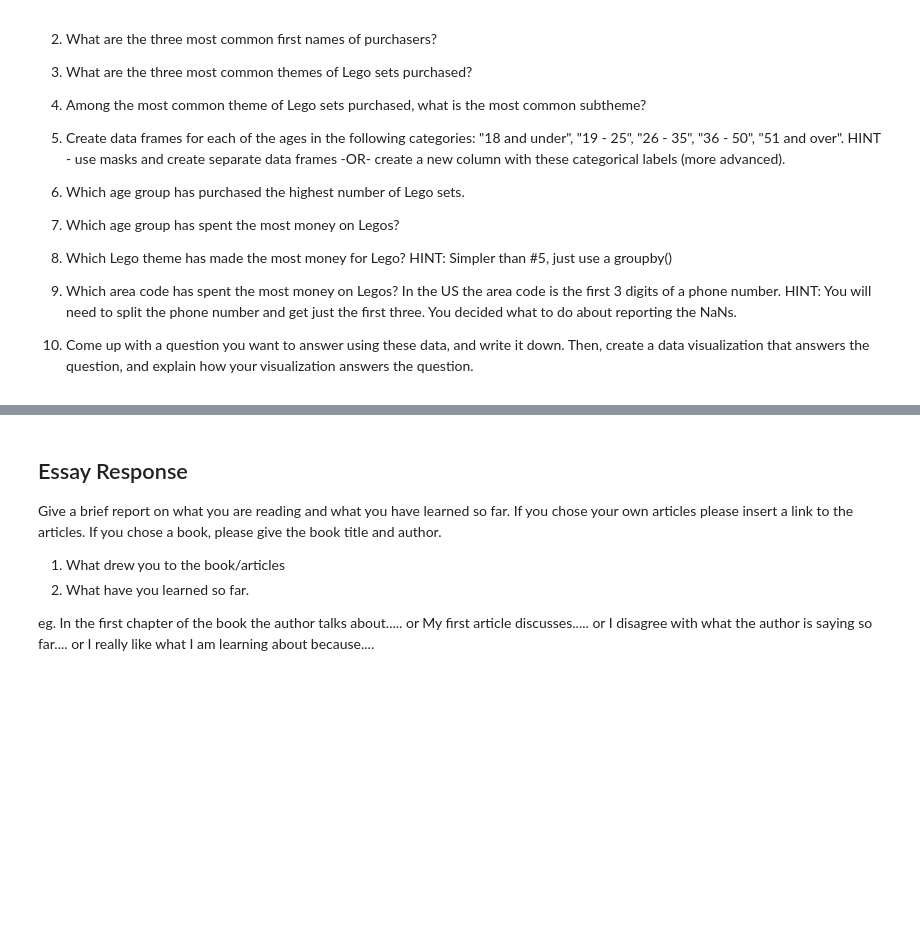
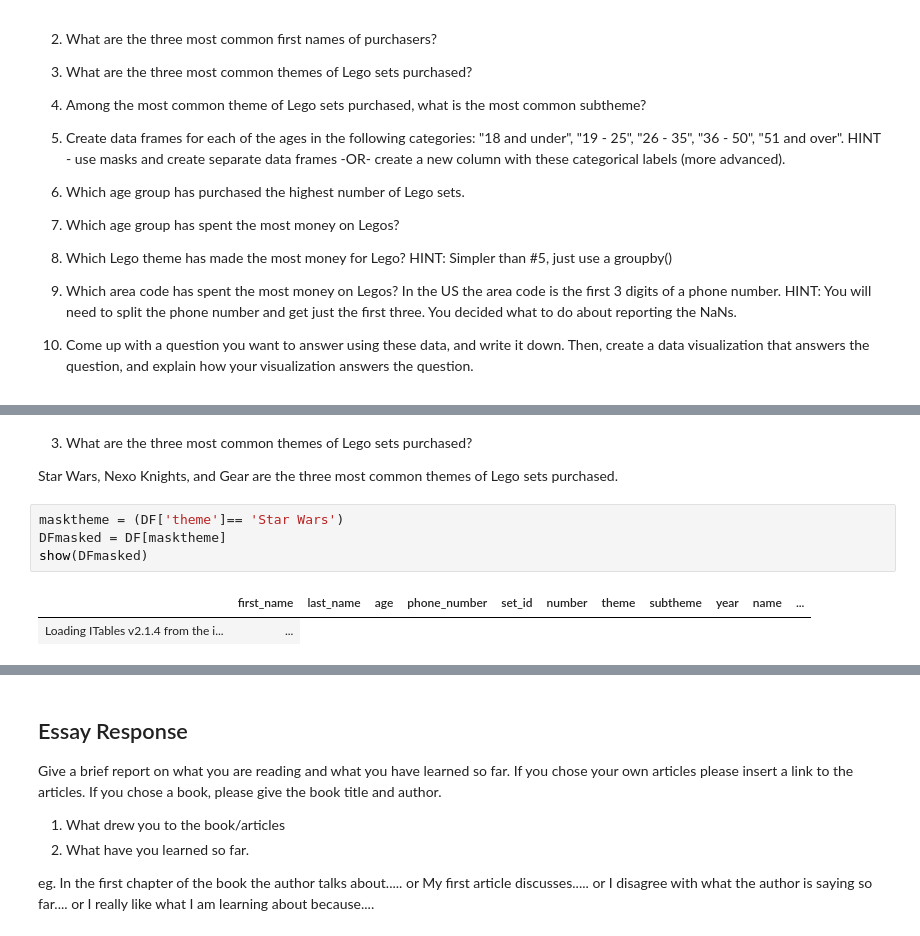
Before and after one commit to sophiamagcale/Day11, a Jupyter notebook: Day11-HW.ipynb, the cells around one changed output, grey strips where cells are left out. Saved outputs shown, nothing was run; the diff lists cells and outputs as text; blank space fills up the shorter version.

```diff
--- a/Day11-HW.ipynb
+++ b/Day11-HW.ipynb
@@ -272,0 +379,11 @@ DF
+# %% [markdown]
+3. What are the three most common themes of Lego sets purchased?
+
+Star Wars, Nexo Knights, and Gear are the three most common themes of Lego sets purchased.
+# %%
+masktheme = (DF['theme']== 'Star Wars')
+DFmasked = DF[masktheme]
+show(DFmasked)
+# %% [output]
+|  | first_name | last_name | age | phone_number | set_id | number | theme | subtheme | year | name | ... |
+| Loading ITables v2.1.4 from the i... | ... |
```
Also changed, not shown: parts of 49 cells of this notebook.
